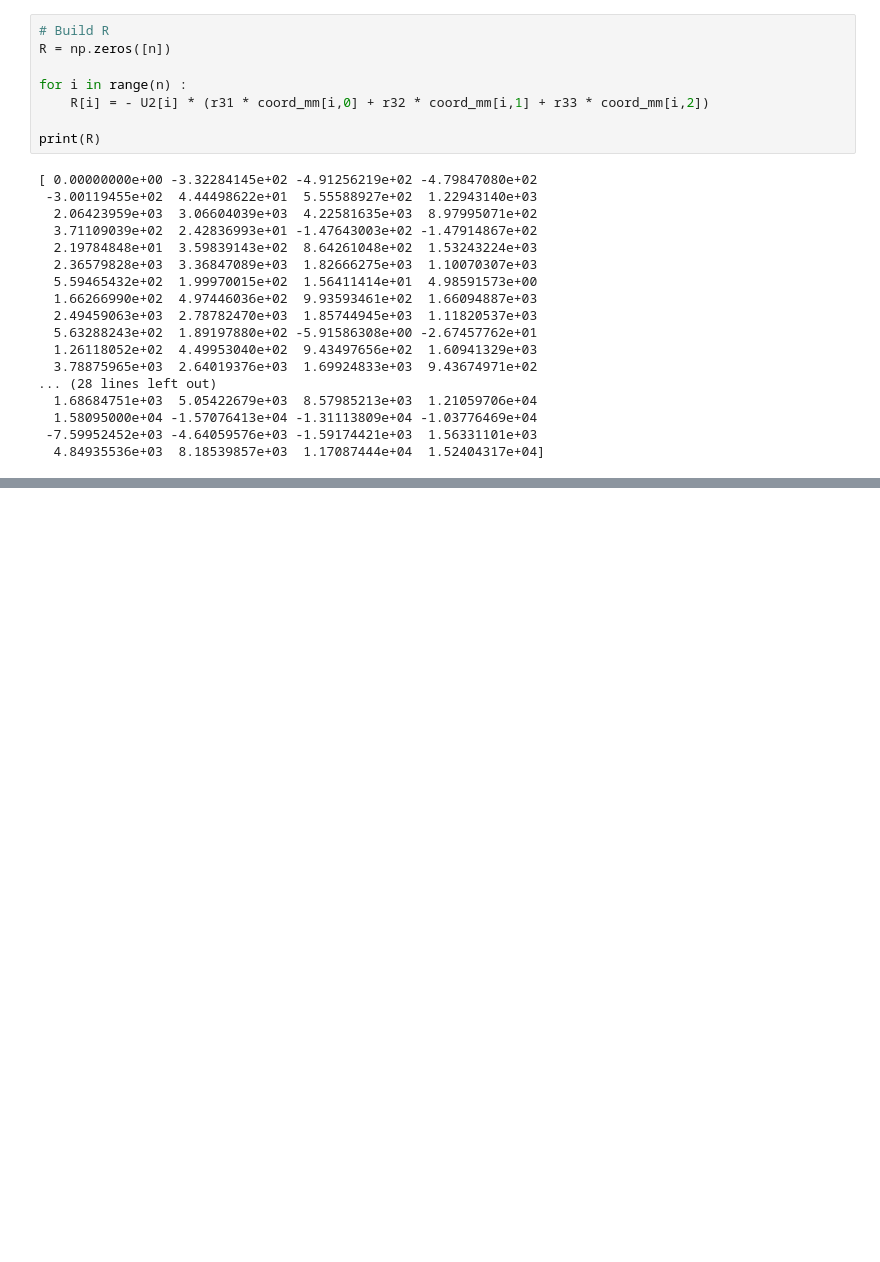
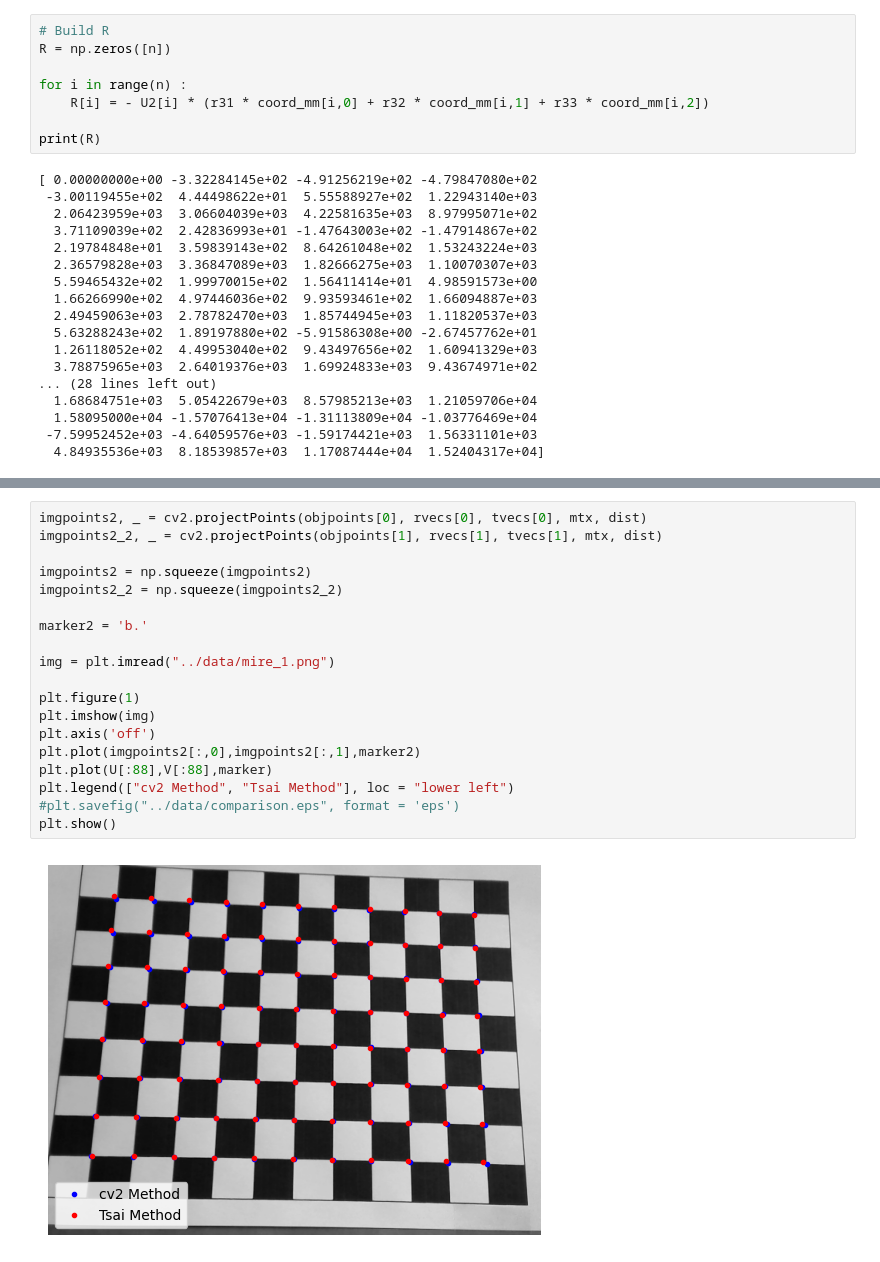
Before and after one commit to blouxongit/tp_calibrage, a Jupyter notebook: srcs/main.ipynb, the cells around one changed output, grey strips where cells are left out. Cells and saved outputs as stored; diff of their text form; blank space fills up the shorter version.

```diff
--- a/srcs/main.ipynb
+++ b/srcs/main.ipynb
@@ -339,0 +395,21 @@ plt.show()
+# %%
+imgpoints2, _ = cv2.projectPoints(objpoints[0], rvecs[0], tvecs[0], mtx, dist)
+imgpoints2_2, _ = cv2.projectPoints(objpoints[1], rvecs[1], tvecs[1], mtx, dist)
+
+imgpoints2 = np.squeeze(imgpoints2)
+imgpoints2_2 = np.squeeze(imgpoints2_2)
+
+marker2 = 'b.'
+
+img = plt.imread("../data/mire_1.png")
+
+plt.figure(1)
+plt.imshow(img)
+plt.axis('off')
+plt.plot(imgpoints2[:,0],imgpoints2[:,1],marker2)
+plt.plot(U[:88],V[:88],marker)
+plt.legend(["cv2 Method", "Tsai Method"], loc = "lower left")
+#plt.savefig("../data/comparison.eps", format = 'eps')
+plt.show()
+# %% [output]
+[figure, added]
```
Also changed, not shown: parts of 11 cells of this notebook, 1 other file.
